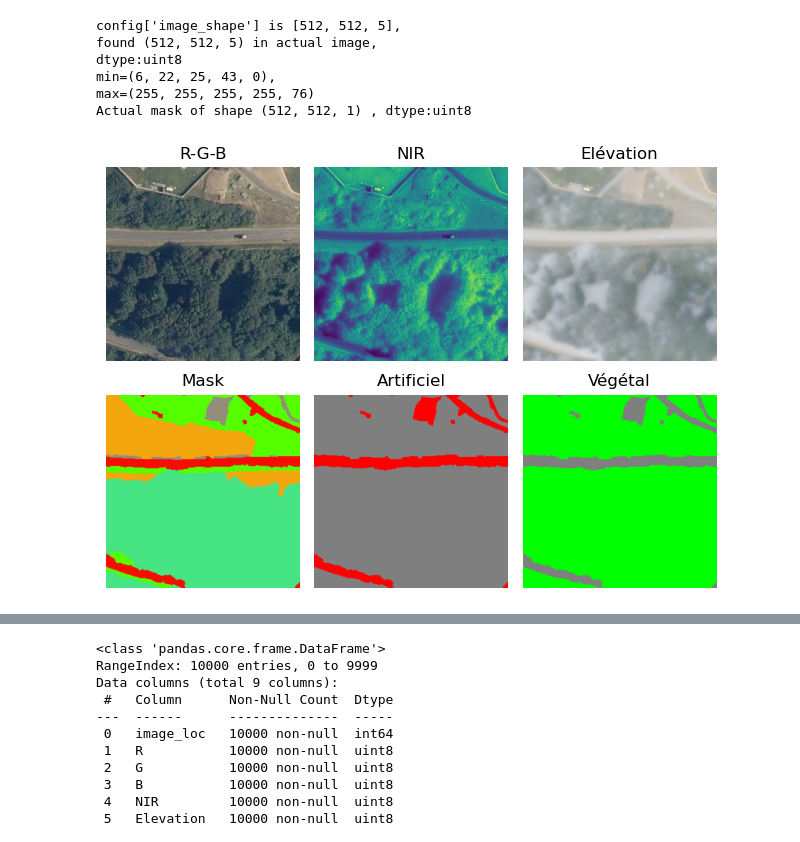
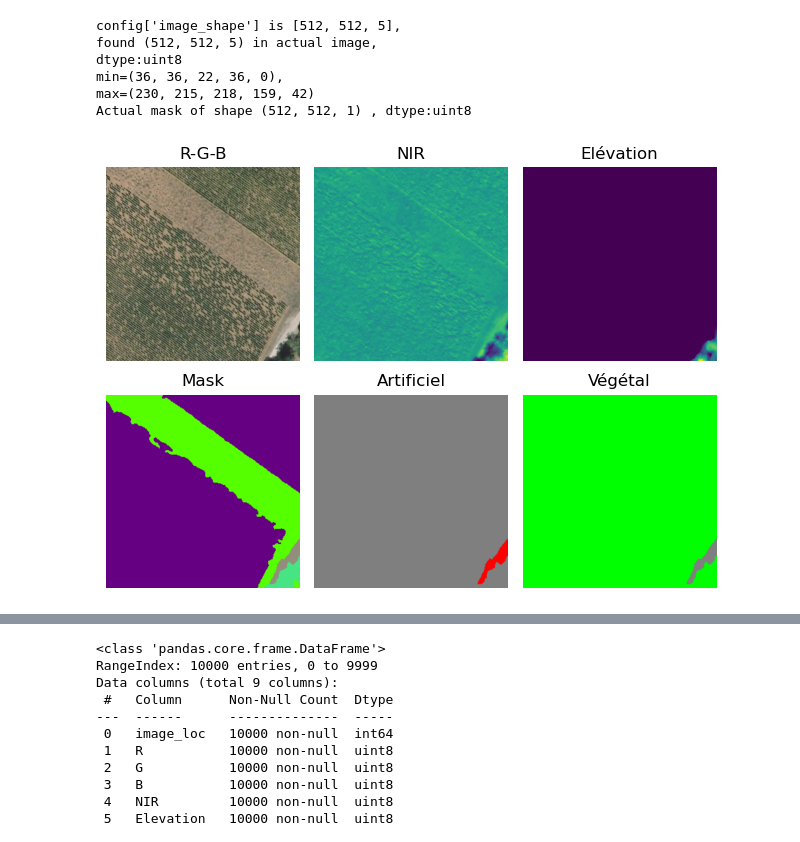
Before and after one commit to ChallengeDataTest/flairimages, a Jupyter notebook: src/explore.ipynb, the cells around one changed output, grey strips where cells are left out. Drawn from its saved outputs; the diff is of its cells as text; code cells hidden in the pictures.

```diff
--- a/src/explore.ipynb
+++ b/src/explore.ipynb
@@ -65,7 +52,7 @@ df.head()
 | 4 | IMG_062617 | /workspaces/flairimages/data/test... | /workspaces/flairimages/data/test... | D012_2019 | Z10_UU | 705495.15 | 6358481.22 | 737.109985 | ... |
 # %%
 # set seed for df.sample() to get reproducible results
-seed = 10041958
+seed = 10041959
 np.random.seed(seed)
 
 
@@ -93,40 +80,42 @@ plt.title("R-G-B")
 plt.axis("off")
 #
 plt.subplot(2,3,2)
 plt.imshow(img[:,:,3:4])
 plt.title("NIR")
 plt.axis("off")
 #
 plt.subplot(2,3,3)
-plt.imshow(img[:,:,:4])
+plt.imshow(img[:,:,4])
 plt.title("Elévation")
 plt.axis("off")
 #
-msk_palette = convert_to_class_rgb(arr_2d=msk[:,:,0], config=config)
+msk_rgb = class_to_rgb(arr=msk[:,:,0], config=config)
 plt.subplot(2,3,4)
-plt.imshow(msk_palette)
+plt.imshow(msk_rgb)
 plt.title("Mask")
 plt.axis("off")
 #
-msk_artificiel = convert_to_artificiel_rgb(arr_2d=msk[:,:,0], conf=config)
+msk_artificial = class_to_artificial(arr=msk[:,:,0], conf=config)
+msk_rgb = artificial_to_rgb(arr=msk_artificial, conf=config)
 plt.subplot(2,3,5)
-plt.imshow(msk_artificiel)
+plt.imshow(msk_rgb)
 plt.title("Artificiel")
 plt.axis("off")
 #
-msk_vegetal = convert_to_vegetal_rgb(arr_2d=msk[:,:,0], conf=config)
+msk_vegetal = class_to_vegetal(arr=msk[:,:,0], conf=config)
+msk_rgb = vegetal_to_rgb(arr=msk_vegetal, conf=config)
 plt.subplot(2,3,6)
-plt.imshow(msk_vegetal)
+plt.imshow(msk_rgb)
 plt.title("Végétal")
 plt.axis("off")
 #
 plt.tight_layout()
 plt.show()
 # %% [output]
 config['image_shape'] is [512, 512, 5],
 found (512, 512, 5) in actual image,
 dtype:uint8
-min=(6, 22, 25, 43, 0),
-max=(255, 255, 255, 255, 76)
+min=(36, 36, 22, 36, 0),
+max=(230, 215, 218, 159, 42)
 Actual mask of shape (512, 512, 1) , dtype:uint8
-[figure, old version]
+[figure, new version]
```
Also changed, not shown: parts of 6 cells of this notebook, 6 other files.
